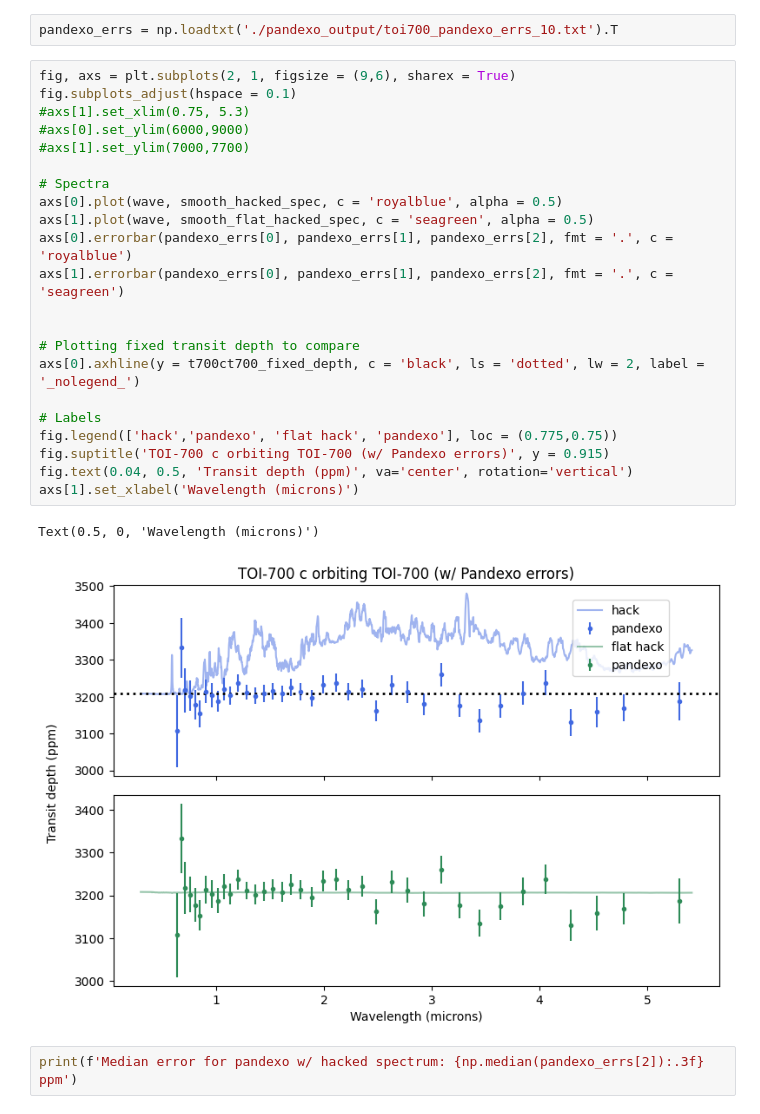
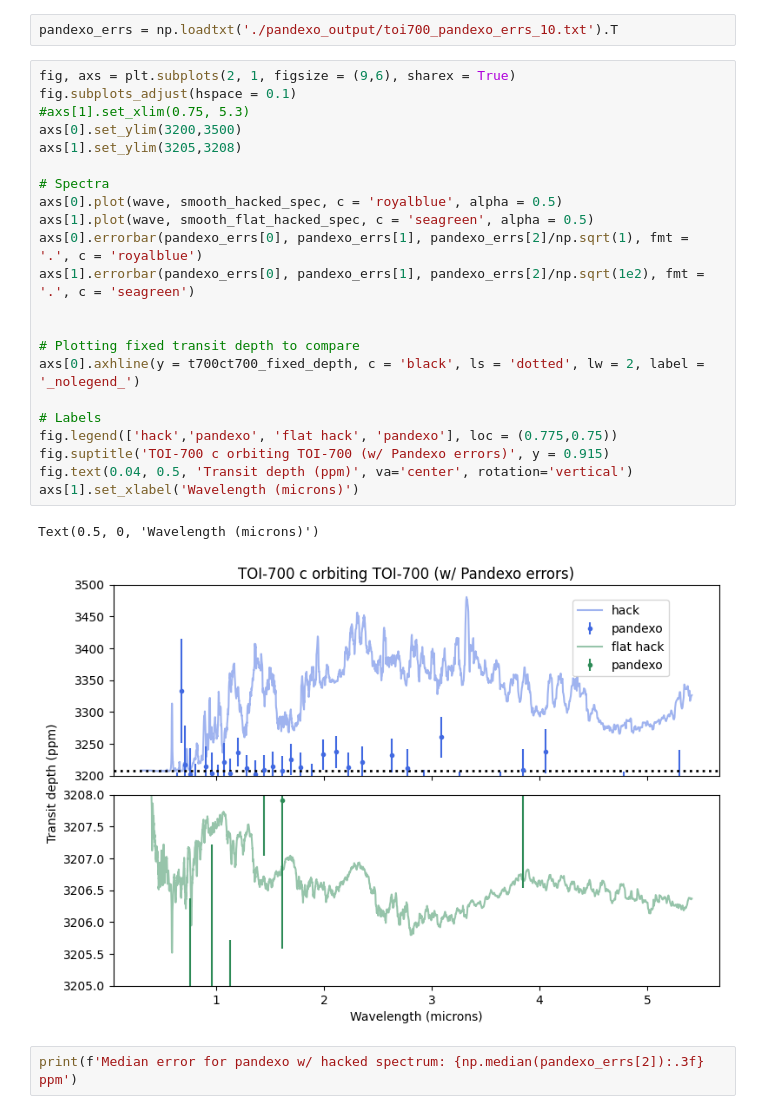
Before and after one commit to steph-coffey/first-year-project, a Jupyter notebook: hacking toi700.ipynb, the cells around one changed output. Drawn from its saved outputs; the diff is of its cells as text.

```diff
--- a/hacking toi700.ipynb
+++ b/hacking toi700.ipynb
@@ -191,28 +191,28 @@ pandexo_errs = np.loadtxt('./pandexo_output/toi700_pandexo_errs_10.txt').T
 # %%
 fig, axs = plt.subplots(2, 1, figsize = (9,6), sharex = True)
 fig.subplots_adjust(hspace = 0.1)
 #axs[1].set_xlim(0.75, 5.3)
-#axs[0].set_ylim(6000,9000)
-#axs[1].set_ylim(7000,7700)
+axs[0].set_ylim(3200,3500)
+axs[1].set_ylim(3205,3208)
 
 # Spectra
 axs[0].plot(wave, smooth_hacked_spec, c = 'royalblue', alpha = 0.5)
 axs[1].plot(wave, smooth_flat_hacked_spec, c = 'seagreen', alpha = 0.5)
-axs[0].errorbar(pandexo_errs[0], pandexo_errs[1], pandexo_errs[2], fmt = '.', c = 'royalblue')
-axs[1].errorbar(pandexo_errs[0], pandexo_errs[1], pandexo_errs[2], fmt = '.', c = 'seagreen')
+axs[0].errorbar(pandexo_errs[0], pandexo_errs[1], pandexo_errs[2]/np.sqrt(1), fmt = '.', c = 'royalblue')
+axs[1].errorbar(pandexo_errs[0], pandexo_errs[1], pandexo_errs[2]/np.sqrt(1e2), fmt = '.', c = 'seagreen')
 
 
 # Plotting fixed transit depth to compare
 axs[0].axhline(y = t700ct700_fixed_depth, c = 'black', ls = 'dotted', lw = 2, label = '_nolegend_')
 
 # Labels
 fig.legend(['hack','pandexo', 'flat hack', 'pandexo'], loc = (0.775,0.75))
 fig.suptitle('TOI-700 c orbiting TOI-700 (w/ Pandexo errors)', y = 0.915)
 fig.text(0.04, 0.5, 'Transit depth (ppm)', va='center', rotation='vertical')
 axs[1].set_xlabel('Wavelength (microns)')
 # %% [output]
 Text(0.5, 0, 'Wavelength (microns)')
-[figure, old version]
+[figure, new version]
 # %%
 print(f'Median error for pandexo w/ hacked spectrum: {np.median(pandexo_errs[2]):.3f} ppm')
 # %% [output]
```
Also changed, not shown: 15 other files.
